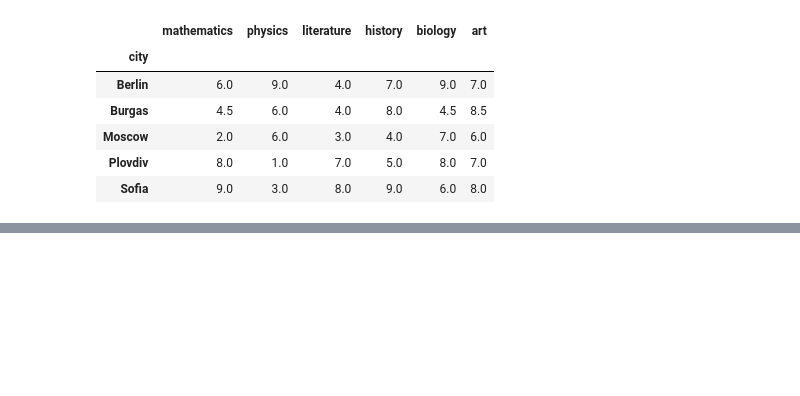
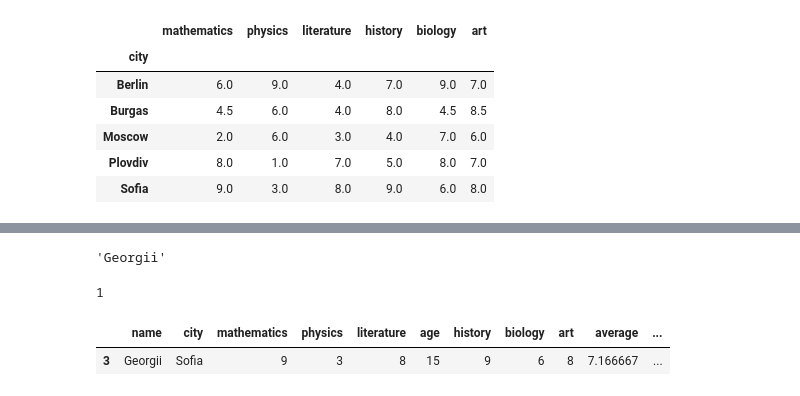
Before and after one commit to Poitreqm/Data_Task, a Jupyter notebook: Students_exc_1/students_exc_1.ipynb, the cells around one changed output, grey strips where cells are left out. Cells and saved outputs as stored; diff of their text form; code cells hidden in the pictures; blank space fills up the shorter version.

```diff
--- a/Students_exc_1/students_exc_1.ipynb
+++ b/Students_exc_1/students_exc_1.ipynb
@@ -307,0 +431,14 @@ d.groupby("city")[["mathematics", "physics", "literature", "history", "biology",
+# %%
+s = d["average"].idxmax()
+d.loc[s, "name"]
+# %% [output]
+'Georgii'
+# %%
+len(d[d["average"] > 7])
+# %% [output]
+1
+# %%
+d[d["total"] == d["total"].max()]
+# %% [output]
+|  | name | city | mathematics | physics | literature | age | history | biology | art | average | ... |
+| 3 | Georgii | Sofia | 9 | 3 | 8 | 15 | 9 | 6 | 8 | 7.166667 | ... |
```
Also changed, not shown: parts of 14 cells of this notebook.
